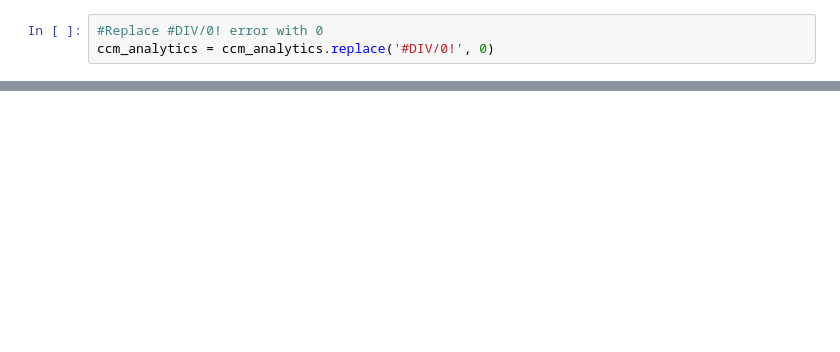
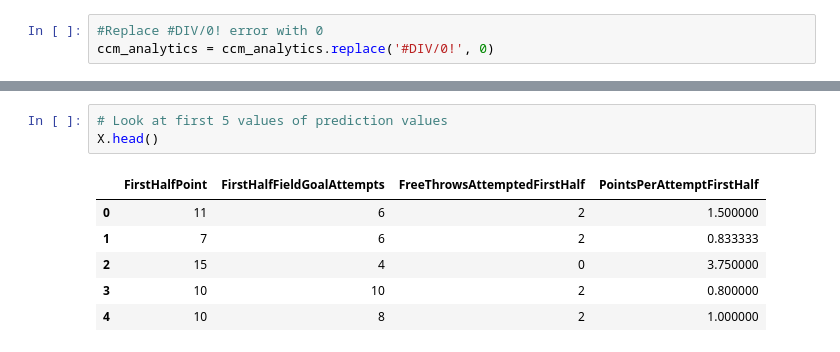
Before and after one commit to jreckin/FunAnalyticalStuff, a Jupyter notebook: ccm_analytics_pandas.ipynb, the cells around one changed output, grey strips where cells are left out. Cells and saved outputs as stored; diff of their text form; blank space fills up the shorter version.

```diff
--- a/ccm_analytics_pandas.ipynb
+++ b/ccm_analytics_pandas.ipynb
@@ -166,0 +201,10 @@ x_test.shape, y_test.shape
+# %%
+# Look at first 5 values of prediction values
+X.head()
+# %% [output]
+|  | FirstHalfPoint | FirstHalfFieldGoalAttempts | FreeThrowsAttemptedFirstHalf | PointsPerAttemptFirstHalf |
+| 0 | 11 | 6 | 2 | 1.500000 |
+| 1 | 7 | 6 | 2 | 0.833333 |
+| 2 | 15 | 4 | 0 | 3.750000 |
+| 3 | 10 | 10 | 2 | 0.800000 |
+| 4 | 10 | 8 | 2 | 1.000000 |
```
Also changed, not shown: parts of 20 cells of this notebook, 1 other file.
